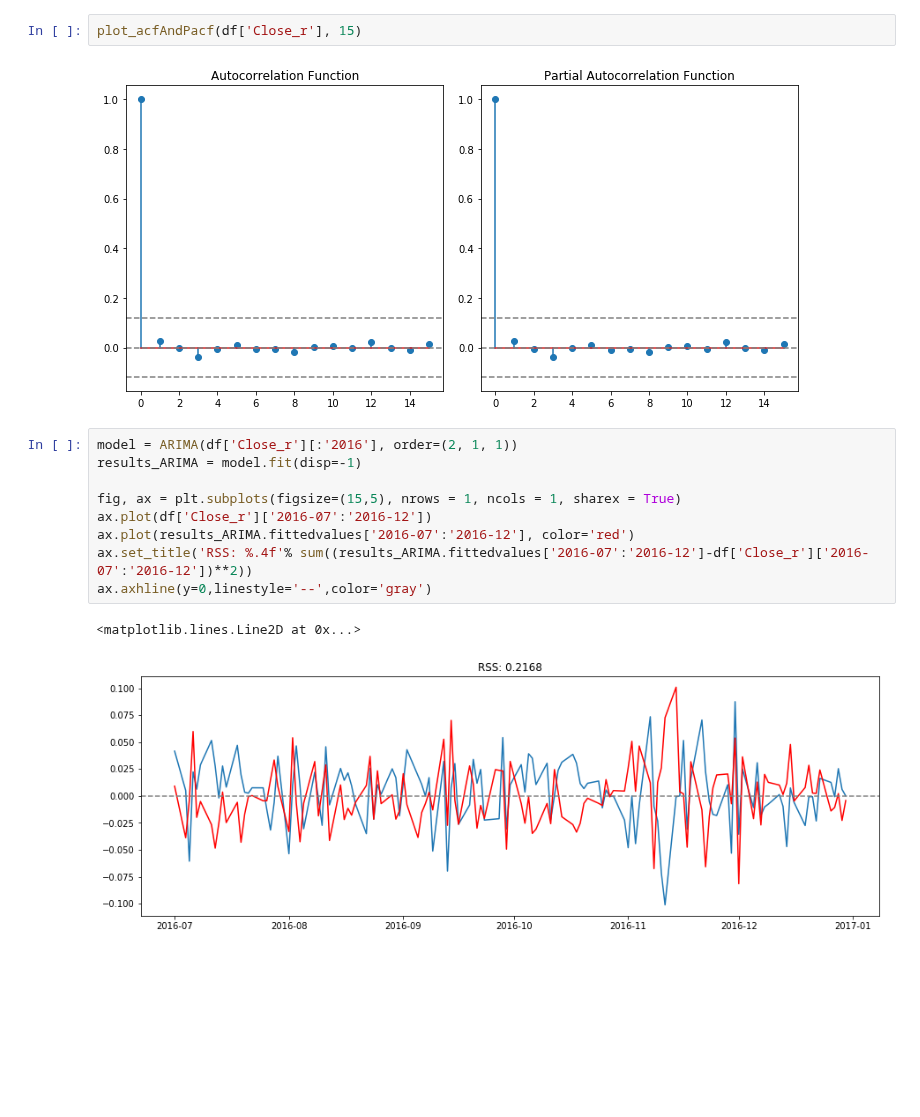
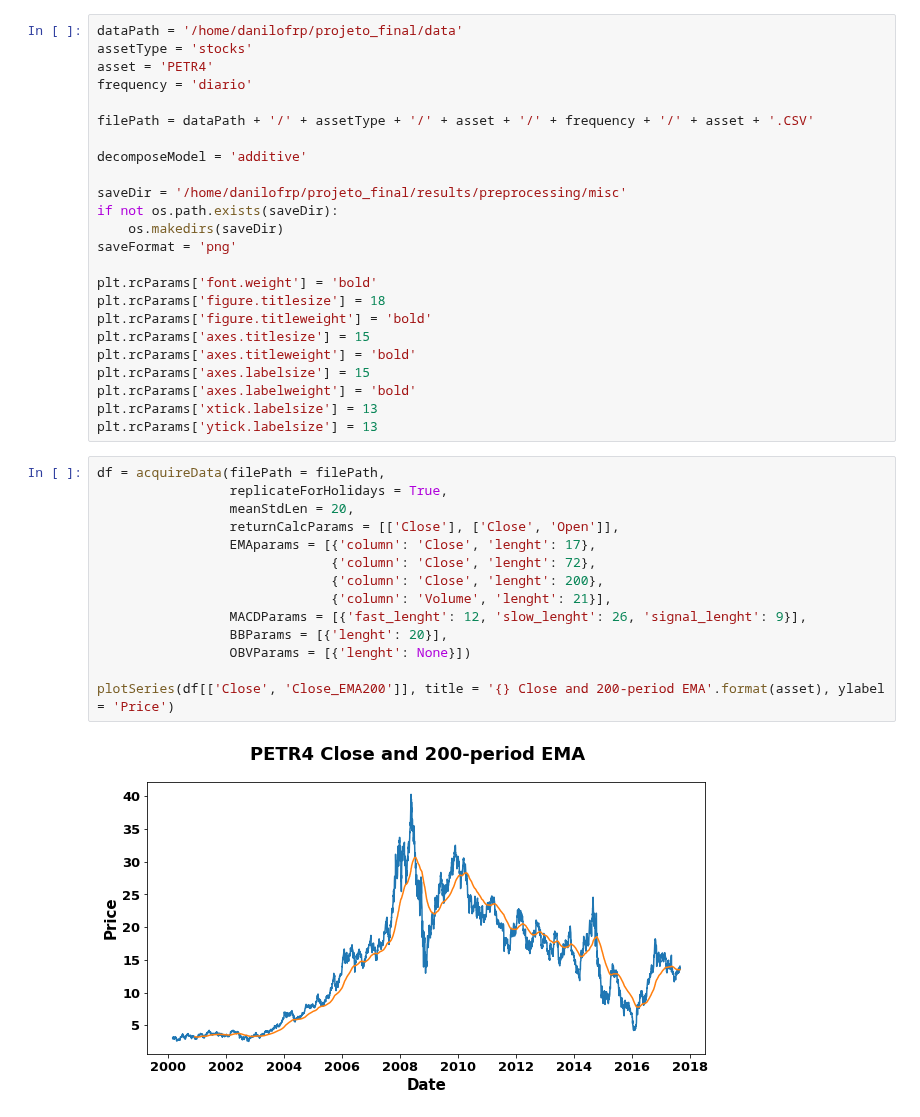
Before and after one commit to danilofrp/neural-stocks, a Jupyter notebook: notebooks/PreProcessing.ipynb, the cells around one changed output. Saved outputs shown, nothing was run; the diff lists cells and outputs as text; blank space fills up the shorter version.

Commit message:
Preprocessing notebook update for readability

```diff
--- a/notebooks/PreProcessing.ipynb
+++ b/notebooks/PreProcessing.ipynb
@@ -192,16 +14,40 @@ dtype: float64
-# %%
-plot_acfAndPacf(df['Close_r'], 15)
-# %% [output]
-[figure, removed]
-# %%
-model = ARIMA(df['Close_r'][:'2016'], order=(2, 1, 1))
-results_ARIMA = model.fit(disp=-1)
-
-fig, ax = plt.subplots(figsize=(15,5), nrows = 1, ncols = 1, sharex = True)
-ax.plot(df['Close_r']['2016-07':'2016-12'])
-ax.plot(results_ARIMA.fittedvalues['2016-07':'2016-12'], color='red')
-ax.set_title('RSS: %.4f'% sum((results_ARIMA.fittedvalues['2016-07':'2016-12']-df['Close_r']['2016-07':'2016-12'])**2))
-ax.axhline(y=0,linestyle='--',color='gray')
-# %% [output]
-<matplotlib.lines.Line2D at 0x...>
-[figure, removed]
+# %%
+dataPath = '/home/danilofrp/projeto_final/data'
+assetType = 'stocks'
+asset = 'PETR4'
+frequency = 'diario'
+
+filePath = dataPath + '/' + assetType + '/' + asset + '/' + frequency + '/' + asset + '.CSV'
+
+decomposeModel = 'additive'
+
+saveDir = '/home/danilofrp/projeto_final/results/preprocessing/misc'
+if not os.path.exists(saveDir):
+    os.makedirs(saveDir)
+saveFormat = 'png'
+
+plt.rcParams['font.weight'] = 'bold'
+plt.rcParams['figure.titlesize'] = 18
+plt.rcParams['figure.titleweight'] = 'bold'
+plt.rcParams['axes.titlesize'] = 15
+plt.rcParams['axes.titleweight'] = 'bold'
+plt.rcParams['axes.labelsize'] = 15
+plt.rcParams['axes.labelweight'] = 'bold'
+plt.rcParams['xtick.labelsize'] = 13
+plt.rcParams['ytick.labelsize'] = 13
+# %%
+df = acquireData(filePath = filePath,
+                 replicateForHolidays = True,
+                 meanStdLen = 20,
+                 returnCalcParams = [['Close'], ['Close', 'Open']],
+                 EMAparams = [{'column': 'Close', 'lenght': 17},
+                              {'column': 'Close', 'lenght': 72},
+                              {'column': 'Close', 'lenght': 200},
+                              {'column': 'Volume', 'lenght': 21}],
+                 MACDParams = [{'fast_lenght': 12, 'slow_lenght': 26, 'signal_lenght': 9}],
+                 BBParams = [{'lenght': 20}],
+                 OBVParams = [{'lenght': None}])
+
+plotSeries(df[['Close', 'Close_EMA200']], title = '{} Close and 200-period EMA'.format(asset), ylabel = 'Price')
+# %% [output]
+[figure, added]
```
Also changed, not shown: parts of 19 cells of this notebook.
